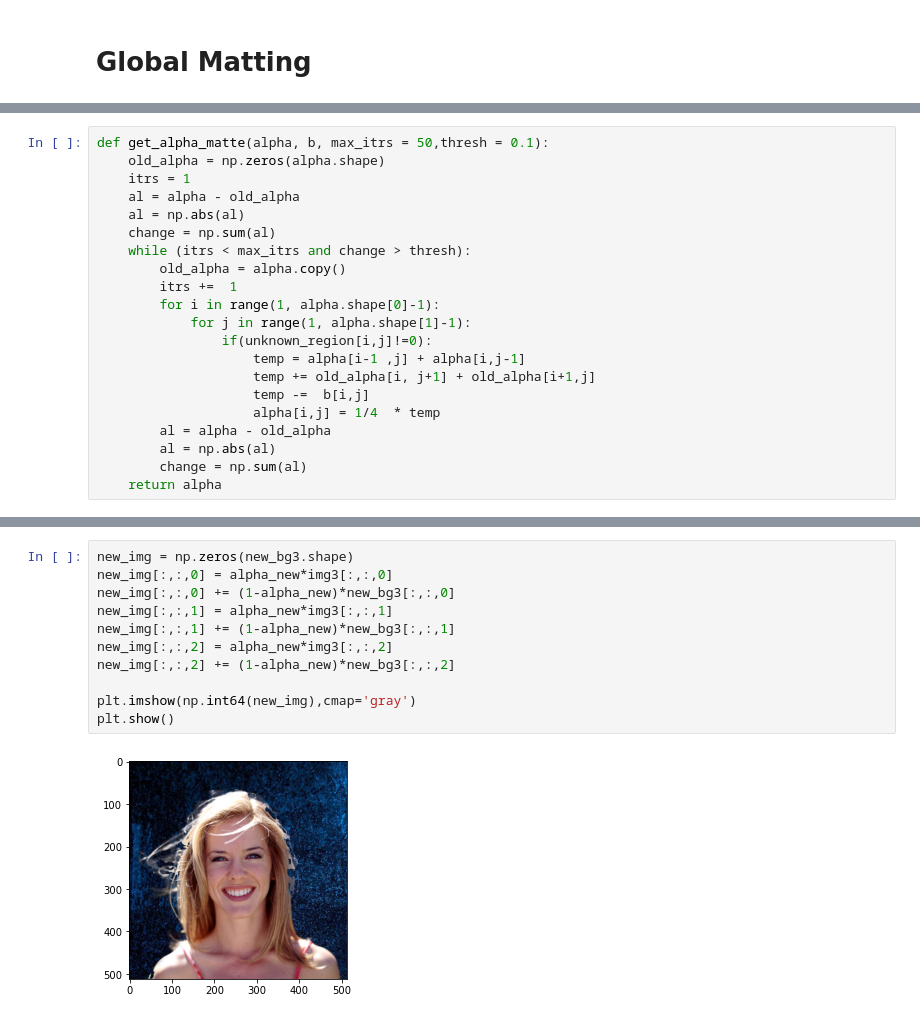
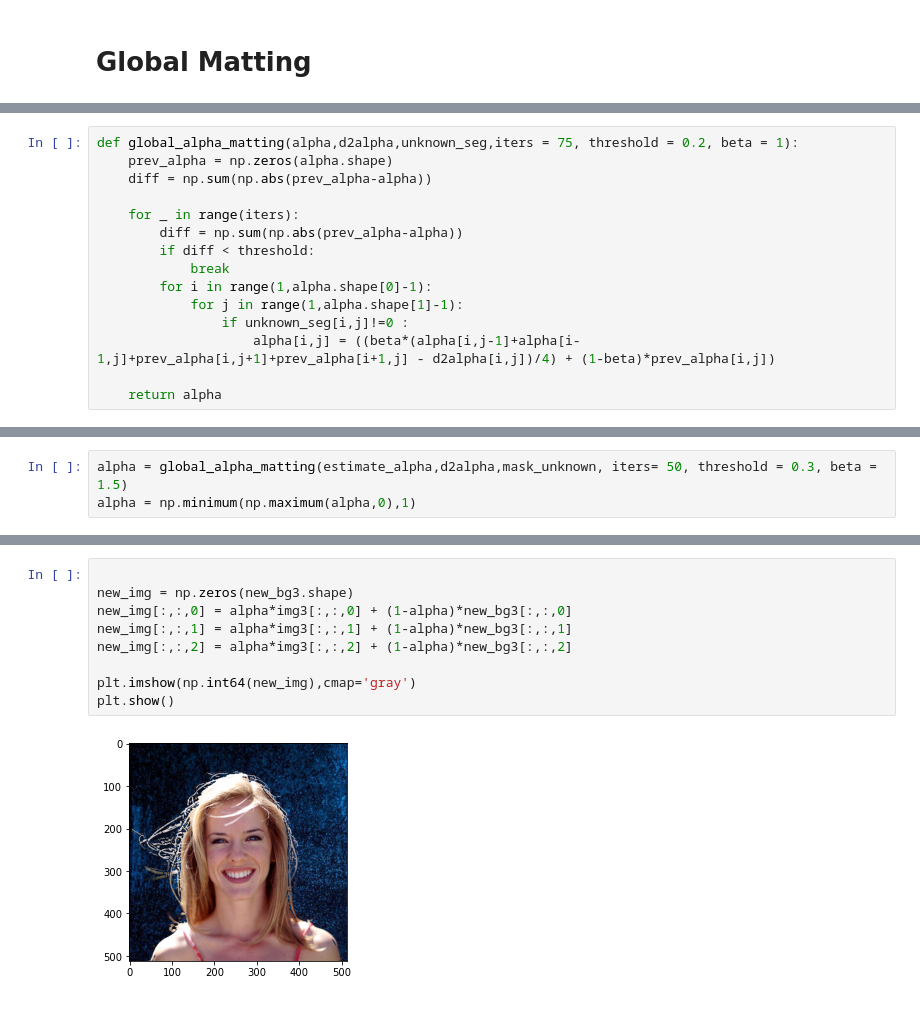
Before and after one commit to avani17101/Poisson-Matting, a Jupyter notebook: src/Global_Matting.ipynb, the cells around one changed output, grey strips where cells are left out. Drawn from its saved outputs; the diff is of its cells as text.

```diff
--- a/src/Global_Matting.ipynb
+++ b/src/Global_Matting.ipynb
@@ -157,21 +117,15 @@ b = d2y + d2x
 # %%
-def get_alpha_matte(alpha, b, max_itrs = 50,thresh = 0.1):
-    old_alpha = np.zeros(alpha.shape)
-    itrs = 1
-    al = alpha - old_alpha
-    al = np.abs(al)
-    change = np.sum(al)
-    while (itrs < max_itrs and change > thresh):
-        old_alpha = alpha.copy()
-        itrs +=  1
-        for i in range(1, alpha.shape[0]-1):
-            for j in range(1, alpha.shape[1]-1):
-                if(unknown_region[i,j]!=0):
-                    temp = alpha[i-1 ,j] + alpha[i,j-1]
-                    temp += old_alpha[i, j+1] + old_alpha[i+1,j]
-                    temp -=  b[i,j]
-                    alpha[i,j] = 1/4  * temp
-        al = alpha - old_alpha
-        al = np.abs(al)
-        change = np.sum(al)
+def global_alpha_matting(alpha,d2alpha,unknown_seg,iters = 75, threshold = 0.2, beta = 1):
+    prev_alpha = np.zeros(alpha.shape)
+    diff = np.sum(np.abs(prev_alpha-alpha))
+
+    for _ in range(iters):
+        diff = np.sum(np.abs(prev_alpha-alpha))
+        if diff < threshold:
+            break
+        for i in range(1,alpha.shape[0]-1):
+            for j in range(1,alpha.shape[1]-1):
+                if unknown_seg[i,j]!=0 :
+                    alpha[i,j] = ((beta*(alpha[i,j-1]+alpha[i-1,j]+prev_alpha[i,j+1]+prev_alpha[i+1,j] - d2alpha[i,j])/4) + (1-beta)*prev_alpha[i,j])
+
     return alpha
@@ -190,0 +132,3 @@ I = α F + (1 − α )B
+# %%
+alpha = global_alpha_matting(estimate_alpha,d2alpha,mask_unknown, iters= 50, threshold = 0.3, beta = 1.5)
+alpha = np.minimum(np.maximum(alpha,0),1)
@@ -191,13 +140,11 @@ I = α F + (1 − α )B
 # %%
+
 new_img = np.zeros(new_bg3.shape)
-new_img[:,:,0] = alpha_new*img3[:,:,0]
-new_img[:,:,0] += (1-alpha_new)*new_bg3[:,:,0]
-new_img[:,:,1] = alpha_new*img3[:,:,1]
-new_img[:,:,1] += (1-alpha_new)*new_bg3[:,:,1]
-new_img[:,:,2] = alpha_new*img3[:,:,2]
-new_img[:,:,2] += (1-alpha_new)*new_bg3[:,:,2]
+new_img[:,:,0] = alpha*img3[:,:,0] + (1-alpha)*new_bg3[:,:,0]
+new_img[:,:,1] = alpha*img3[:,:,1] + (1-alpha)*new_bg3[:,:,1]
+new_img[:,:,2] = alpha*img3[:,:,2] + (1-alpha)*new_bg3[:,:,2]
 
 plt.imshow(np.int64(new_img),cmap='gray')
 plt.show()
 # %% [output]
-[figure, old version]
+[figure, new version]
```
Also changed, not shown: parts of 22 cells of this notebook, 1 other file.
